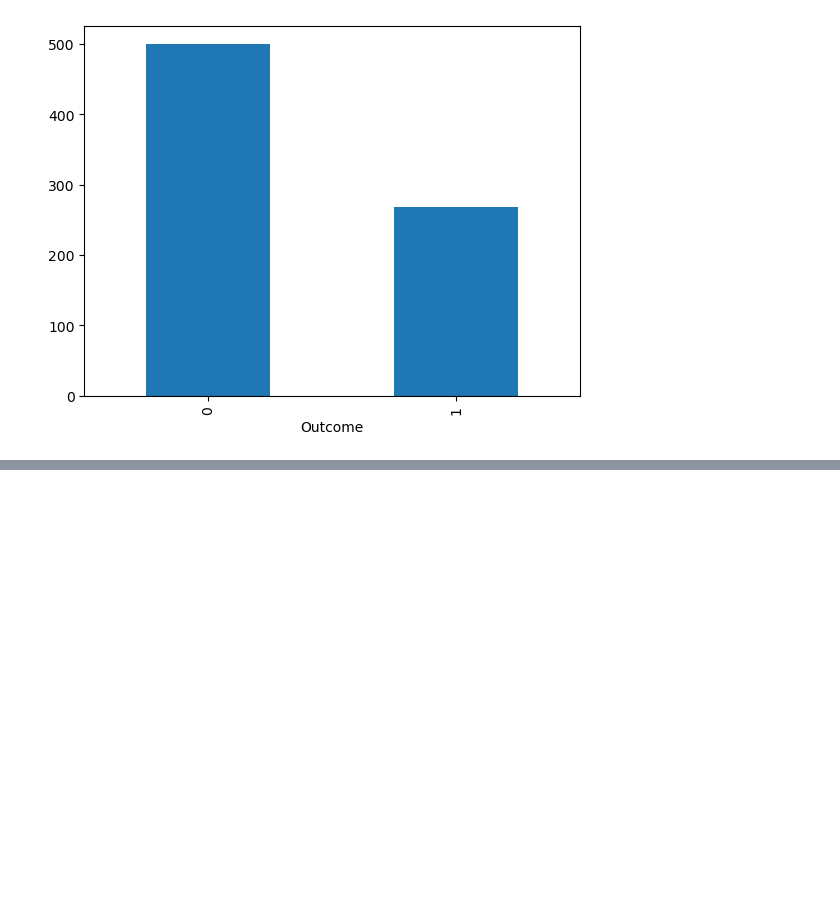
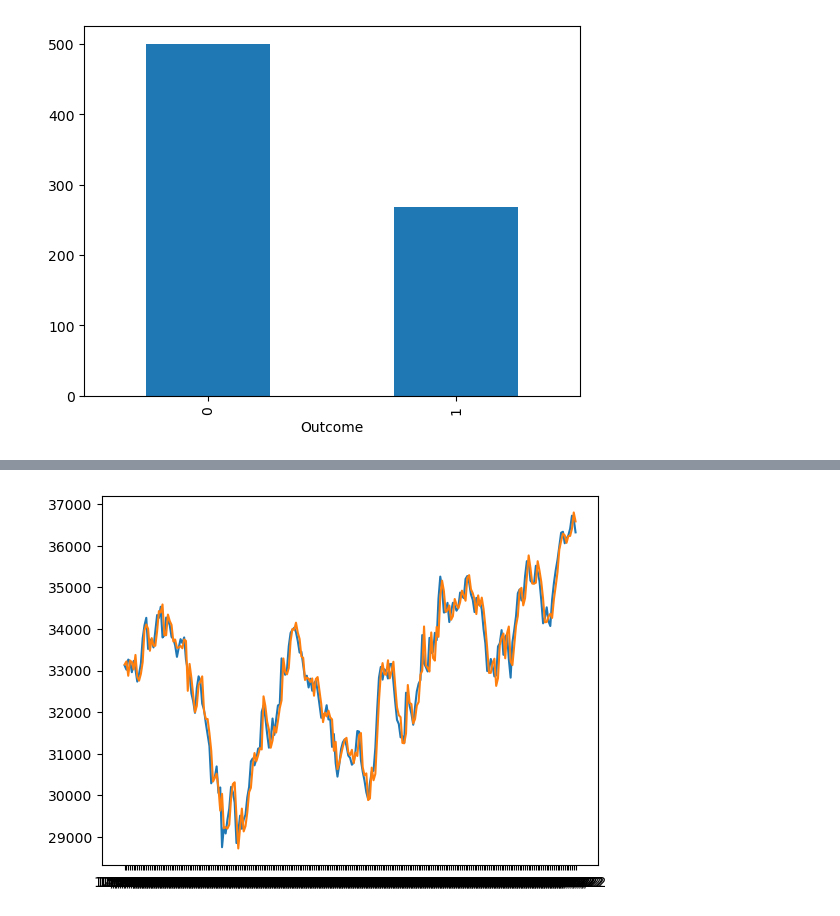
Before and after one commit to theali29/IF-ELSE, a Jupyter notebook: TASK.ipynb, the cells around one changed output, grey strips where cells are left out. Cells and saved outputs as stored; diff of their text form; code cells hidden in the pictures; blank space fills up the shorter version.

```diff
--- a/TASK.ipynb
+++ b/TASK.ipynb
@@ -957,0 +1083,6 @@ df['Outcome'].value_counts().plot.bar()
+# %%
+plt.plot(df['Date'],df['Open'])
+plt.plot(df['Date'],df['Close'])
+plt.show()
+# %% [output]
+[figure, added]
```
Also changed, not shown: parts of 76 cells of this notebook, 6 other files.
